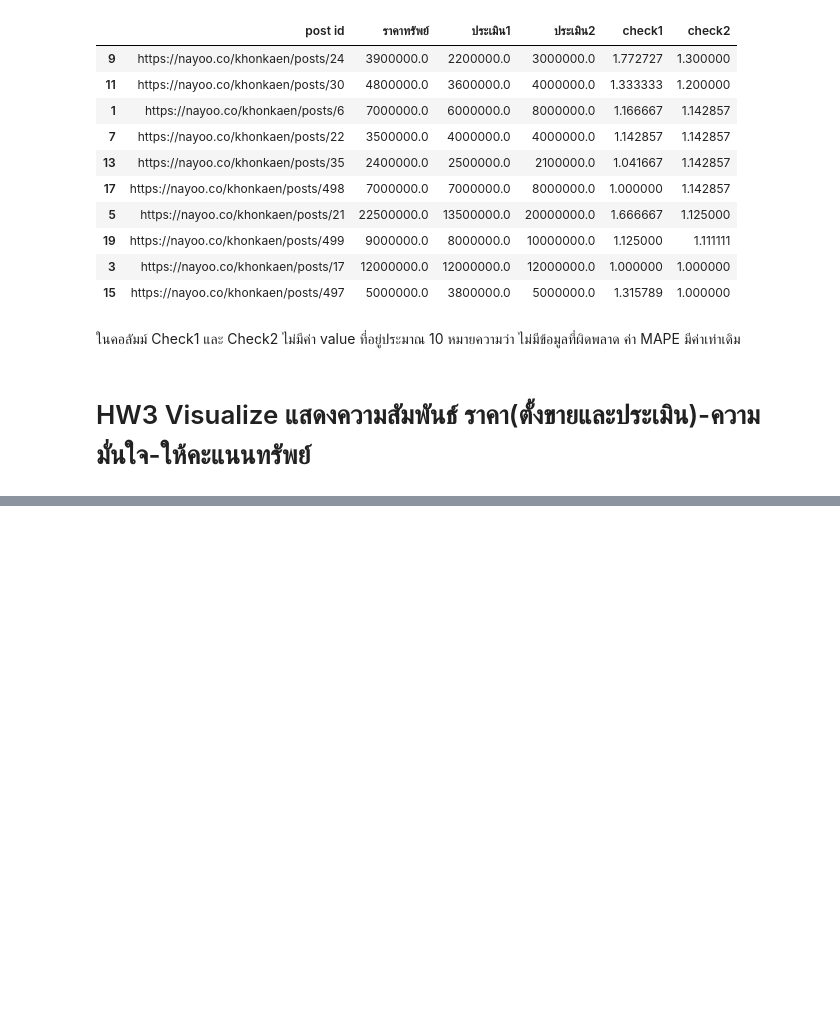
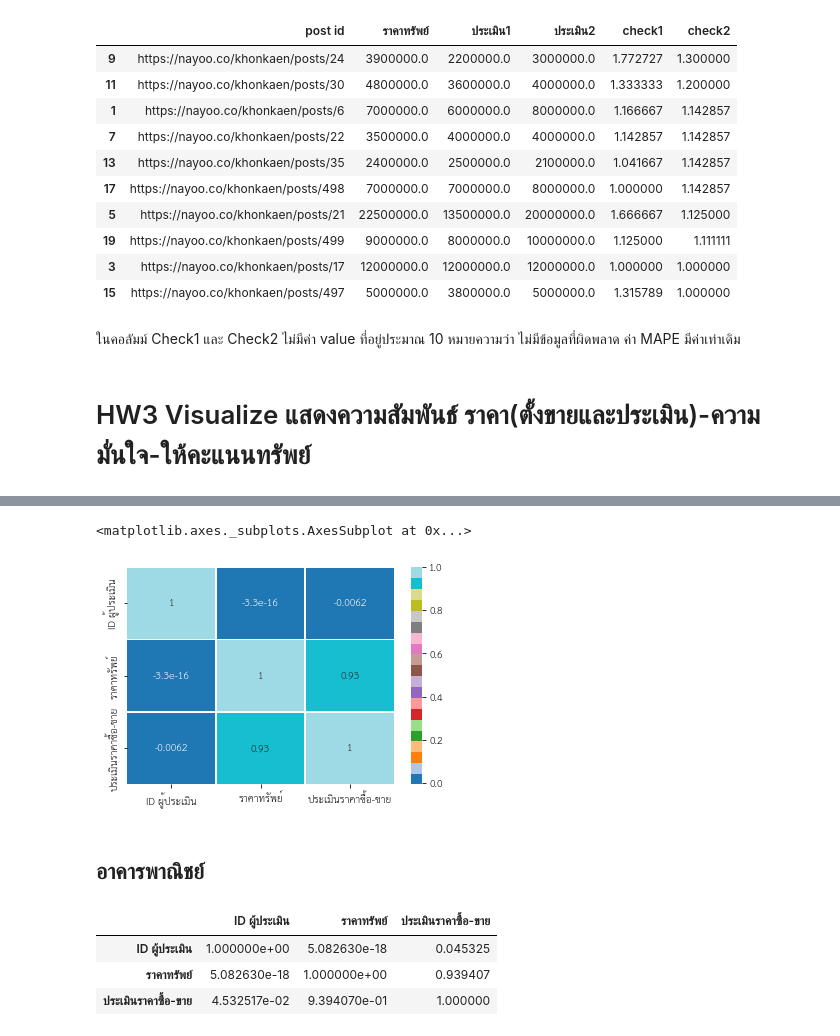
Before and after one commit to Suriya6744/bsc_dpdm22, a Jupyter notebook: [dataprep]property_estimator.ipynb, the cells around one changed output, grey strips where cells are left out. Cells and saved outputs as stored; diff of their text form; code cells hidden in the pictures; blank space fills up the shorter version.

```diff
--- a/[dataprep]property_estimator.ipynb
+++ b/[dataprep]property_estimator.ipynb
@@ -1028,0 +1070,28 @@ land
+# %%
+import numpy as np
+import matplotlib.pyplot as plt
+pearsoncorr3 = townh.corr(method='pearson')
+pearsoncorr3=pearsoncorr3.iloc[0:3,0:3]
+# %%
+import seaborn as sb
+sb.heatmap(pearsoncorr3,
+            xticklabels=pearsoncorr3.columns,
+            yticklabels=pearsoncorr3.columns,
+            cmap='tab20',
+            annot=True,
+            linewidth=0.5)
+# %% [output]
+<matplotlib.axes._subplots.AxesSubplot at 0x...>
+[figure, added]
+# %% [markdown]
+## อาคารพาณิชย์
+# %%
+import numpy as np
+import matplotlib.pyplot as plt
+pearsoncorr4 = pn.corr(method='pearson')
+pearsoncorr4
+# %% [output]
+|  | ID ผู้ประเมิน | ราคาทรัพย์ | ประเมินราคาซื้อ-ขาย |
+| ID ผู้ประเมิน | 1.000000e+00 | 5.082630e-18 | 0.045325 |
+| ราคาทรัพย์ | 5.082630e-18 | 1.000000e+00 | 0.939407 |
+| ประเมินราคาซื้อ-ขาย | 4.532517e-02 | 9.394070e-01 | 1.000000 |
```
Also changed, not shown: parts of 11 cells of this notebook.
